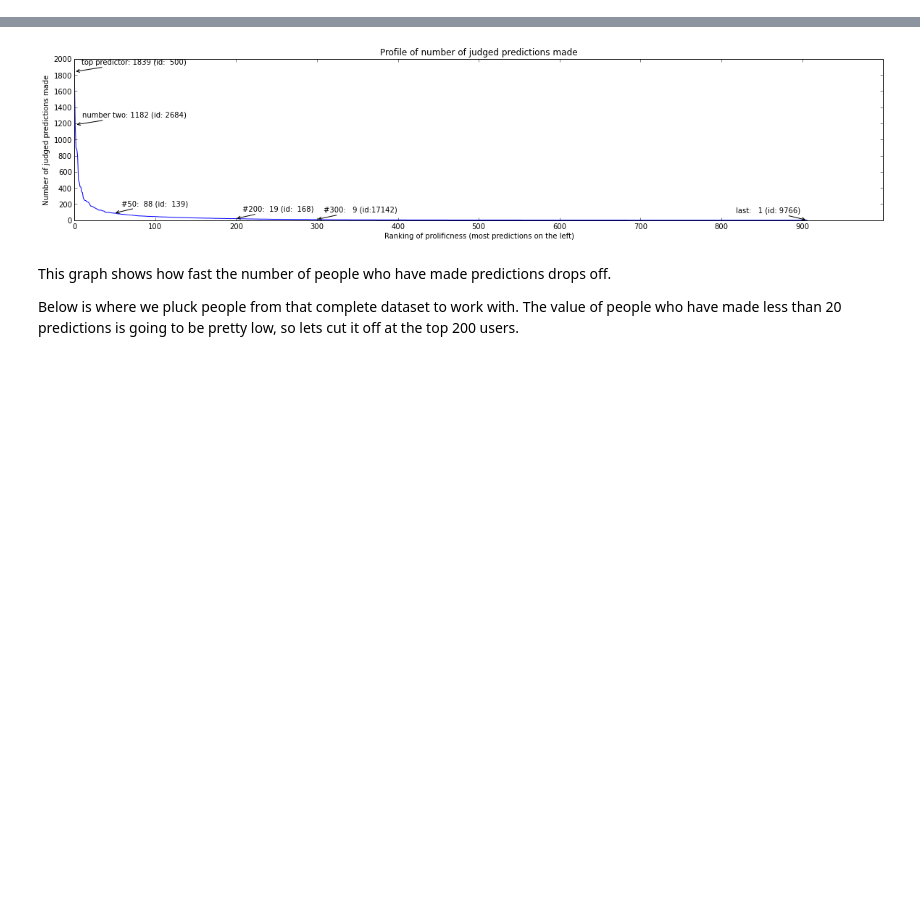
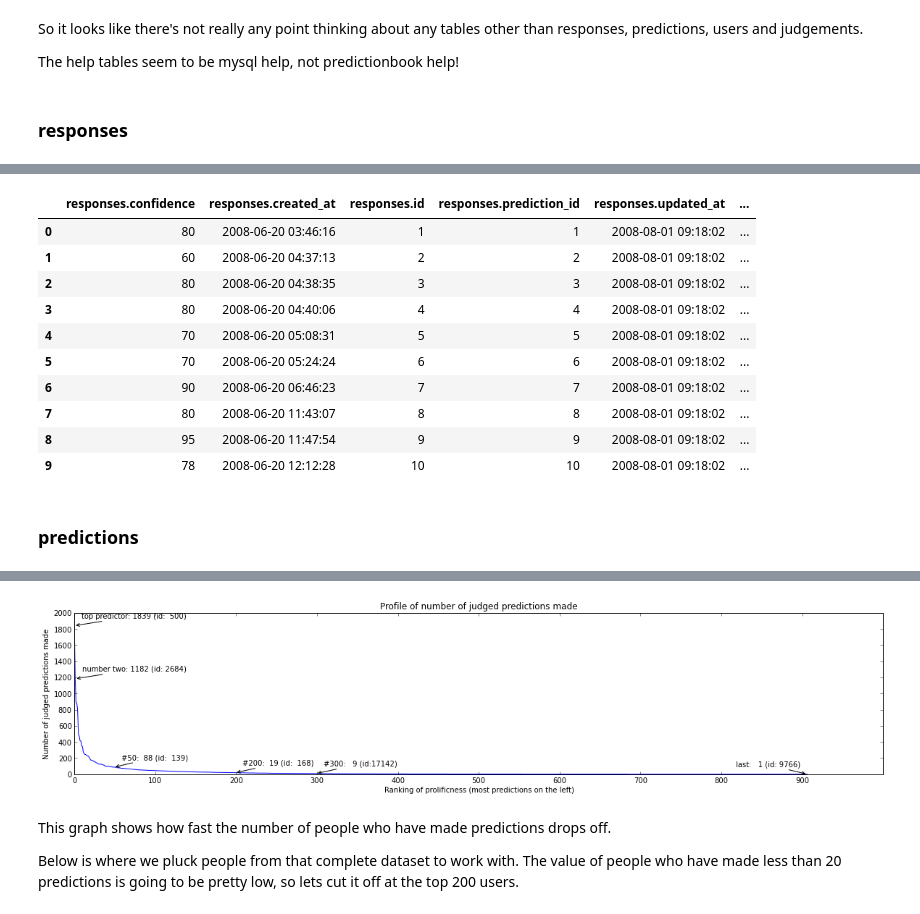
Before and after one commit to notionparallax/GA-DataScience, a Jupyter notebook: Prediction book analysis/PB analysis of users.ipynb, the cells around one changed output, grey strips where cells are left out. Saved outputs shown, nothing was run; the diff lists cells and outputs as text; code cells hidden in the pictures; blank space fills up the shorter version.

```diff
--- a/Prediction book analysis/PB analysis of users.ipynb
+++ b/Prediction book analysis/PB analysis of users.ipynb
@@ -309,0 +359,9 @@ u = quantifyUser(500)
+# %% [markdown]
+So it looks like there's not really any point thinking about any tables other than responses, predictions, users and judgements.
+
+The help tables seem to be mysql help, not predictionbook help!
+# %% [markdown]
+### responses ###
+# %%
+queryAsTable("""select * from  mysql.responses""", maxrows=10)
+# %% [output]
@@ -309,0 +373,13 @@ u = quantifyUser(500)
+|  | responses.confidence | responses.created_at | responses.id | responses.prediction_id | responses.updated_at | ... |
+| 0 | 80 | 2008-06-20 03:46:16 | 1 | 1 | 2008-08-01 09:18:02 | ... |
+| 1 | 60 | 2008-06-20 04:37:13 | 2 | 2 | 2008-08-01 09:18:02 | ... |
+| 2 | 80 | 2008-06-20 04:38:35 | 3 | 3 | 2008-08-01 09:18:02 | ... |
+| 3 | 80 | 2008-06-20 04:40:06 | 4 | 4 | 2008-08-01 09:18:02 | ... |
+| 4 | 70 | 2008-06-20 05:08:31 | 5 | 5 | 2008-08-01 09:18:02 | ... |
+| 5 | 70 | 2008-06-20 05:24:24 | 6 | 6 | 2008-08-01 09:18:02 | ... |
+| 6 | 90 | 2008-06-20 06:46:23 | 7 | 7 | 2008-08-01 09:18:02 | ... |
+| 7 | 80 | 2008-06-20 11:43:07 | 8 | 8 | 2008-08-01 09:18:02 | ... |
+| 8 | 95 | 2008-06-20 11:47:54 | 9 | 9 | 2008-08-01 09:18:02 | ... |
+| 9 | 78 | 2008-06-20 12:12:28 | 10 | 10 | 2008-08-01 09:18:02 | ... |
+# %% [markdown]
+### predictions ###
```
Also changed, not shown: parts of 25 cells of this notebook.
